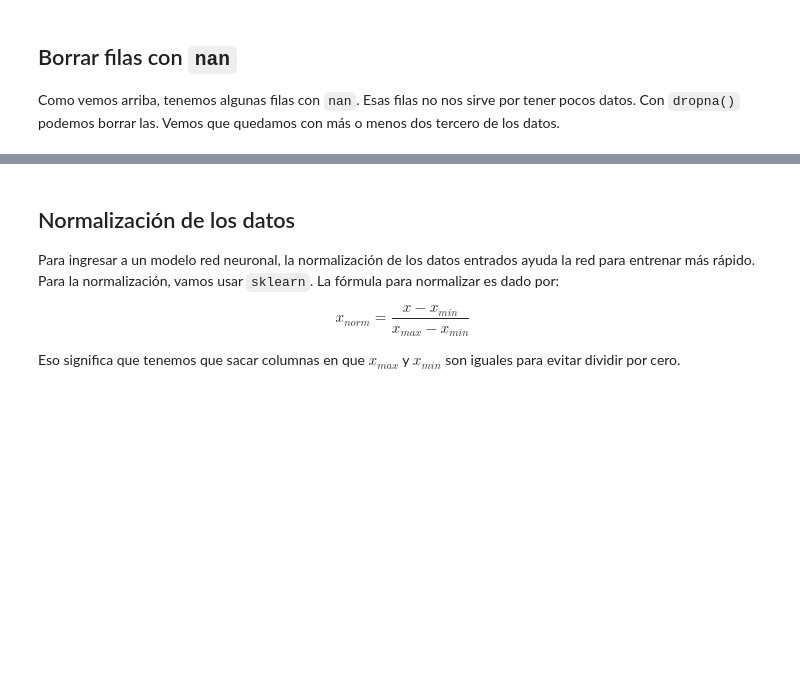
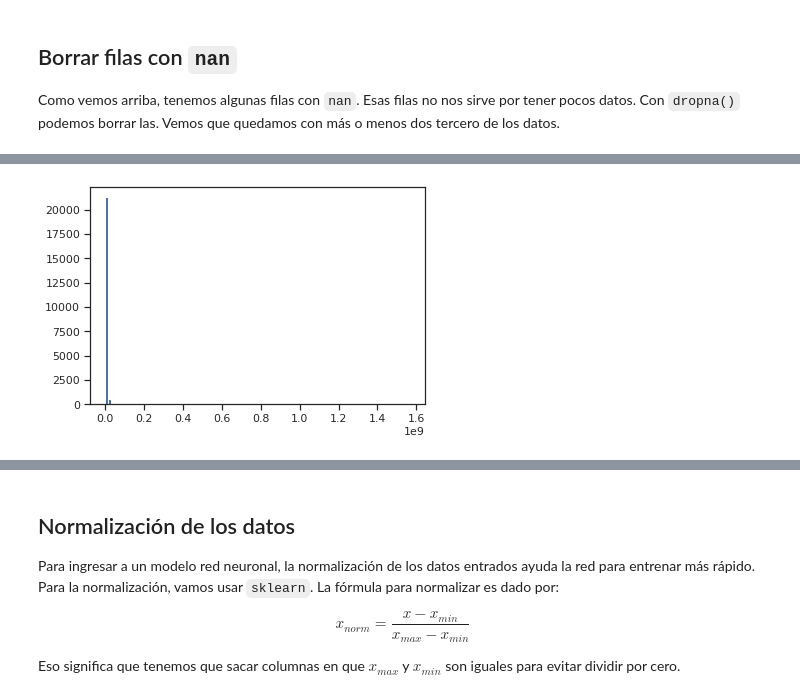
Before and after one commit to GAMES-UChile/Curso-BancoEstado, a Jupyter notebook: modulo6/modulo6.ipynb, the cells around one changed output, grey strips where cells are left out. Saved outputs shown, nothing was run; the diff lists cells and outputs as text; code cells hidden in the pictures; blank space fills up the shorter version.

```diff
--- a/modulo6/modulo6.ipynb
+++ b/modulo6/modulo6.ipynb
@@ -215,0 +236,4 @@ memory usage: 21.7 MB
+# %%
+plt.hist(df5['Ventas_IT'], bins=100);
+# %% [output]
+[figure, added]
```
Also changed, not shown: parts of 39 cells of this notebook, 1 other file.
